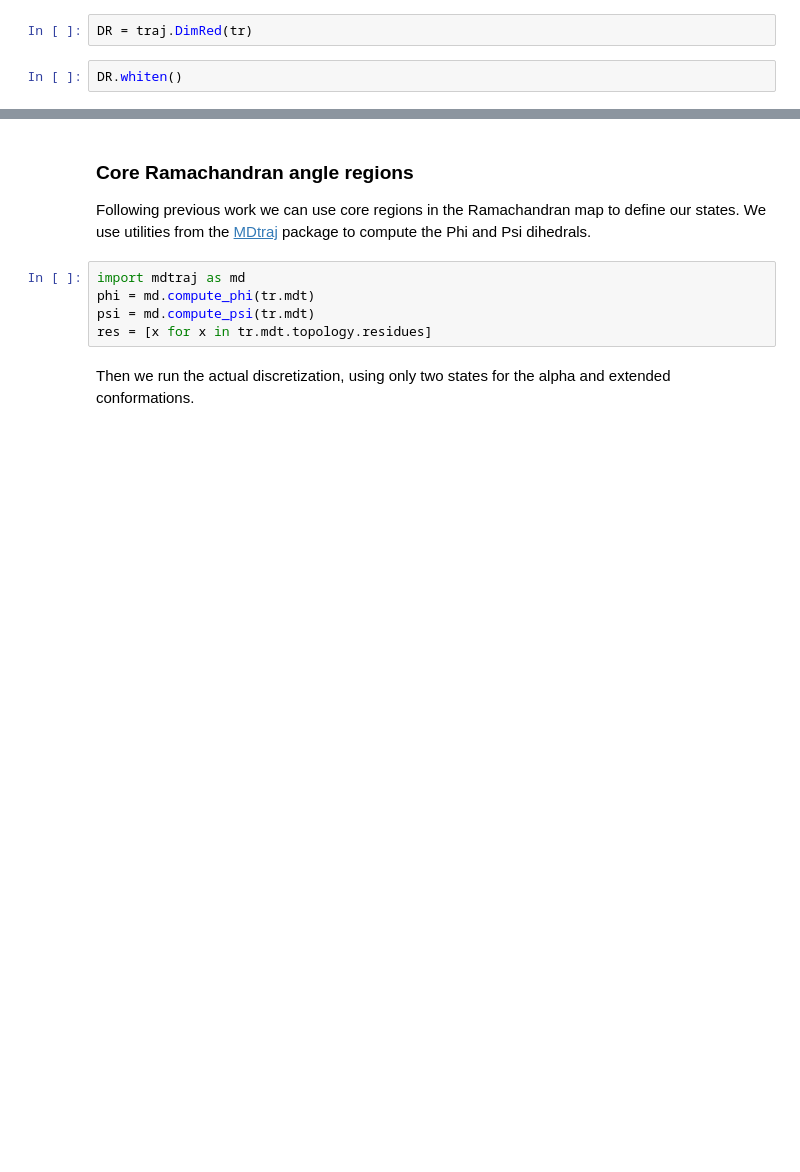
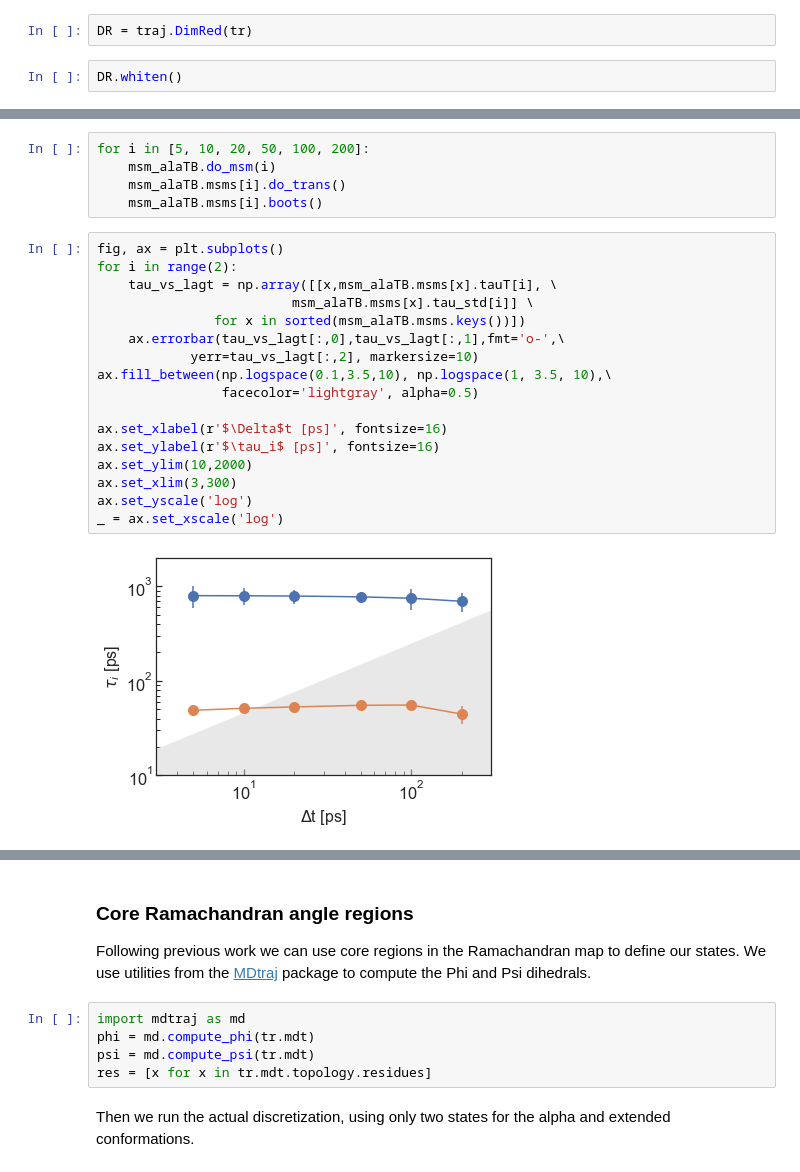
Before and after one commit to BioKT/MasterMSM, a Jupyter notebook: examples/alanine_dipeptide/ala_dipeptide_discretize.ipynb, the cells around one changed output, grey strips where cells are left out. Saved outputs shown, nothing was run; the diff lists cells and outputs as text; blank space fills up the shorter version.

```diff
--- a/examples/alanine_dipeptide/ala_dipeptide_discretize.ipynb
+++ b/examples/alanine_dipeptide/ala_dipeptide_discretize.ipynb
@@ -91,0 +104,24 @@ plt.tight_layout()
+# %%
+for i in [5, 10, 20, 50, 100, 200]:
+    msm_alaTB.do_msm(i)
+    msm_alaTB.msms[i].do_trans()
+    msm_alaTB.msms[i].boots()
+# %%
+fig, ax = plt.subplots()
+for i in range(2):
+    tau_vs_lagt = np.array([[x,msm_alaTB.msms[x].tauT[i], \
+                         msm_alaTB.msms[x].tau_std[i]] \
+               for x in sorted(msm_alaTB.msms.keys())])
+    ax.errorbar(tau_vs_lagt[:,0],tau_vs_lagt[:,1],fmt='o-',\
+            yerr=tau_vs_lagt[:,2], markersize=10)
+ax.fill_between(np.logspace(0.1,3.5,10), np.logspace(1, 3.5, 10),\
+                facecolor='lightgray', alpha=0.5)
+
+ax.set_xlabel(r'$\Delta$t [ps]', fontsize=16)
+ax.set_ylabel(r'$\tau_i$ [ps]', fontsize=16)
+ax.set_ylim(10,2000)
+ax.set_xlim(3,300)
+ax.set_yscale('log')
+_ = ax.set_xscale('log')
+# %% [output]
+[figure, added]
```
Also changed, not shown: parts of 19 cells of this notebook, 1 other file.
